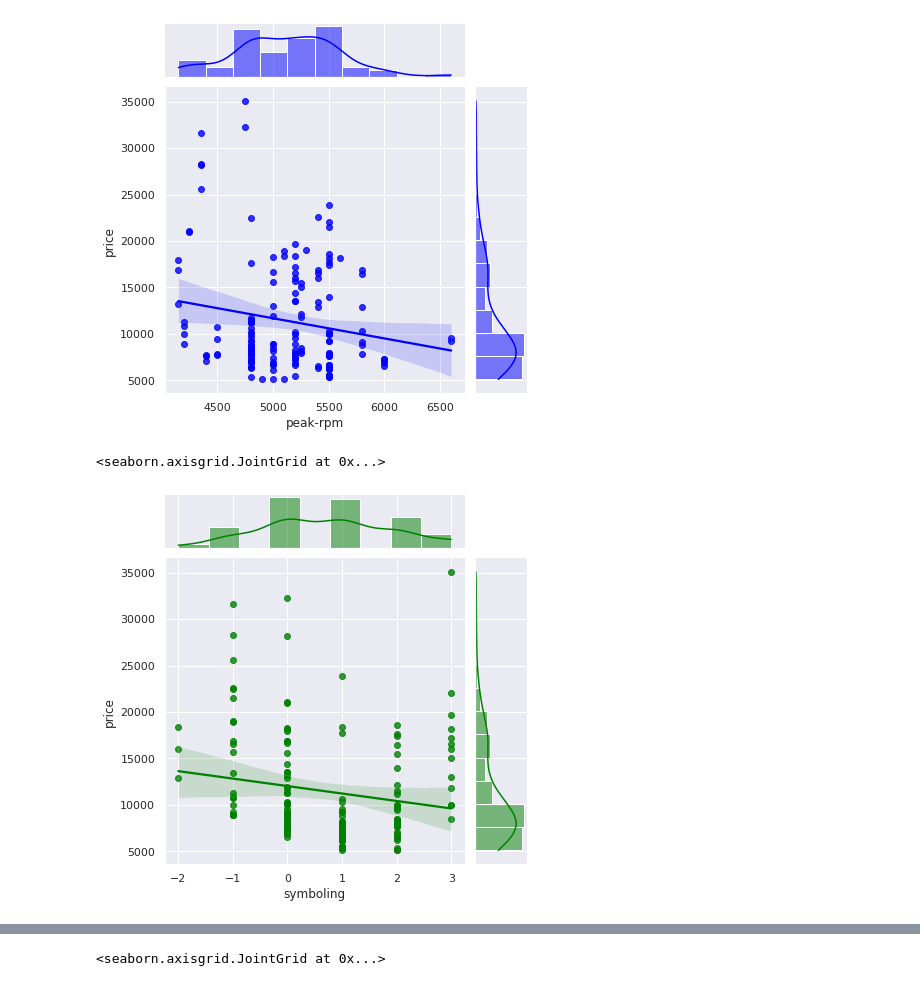
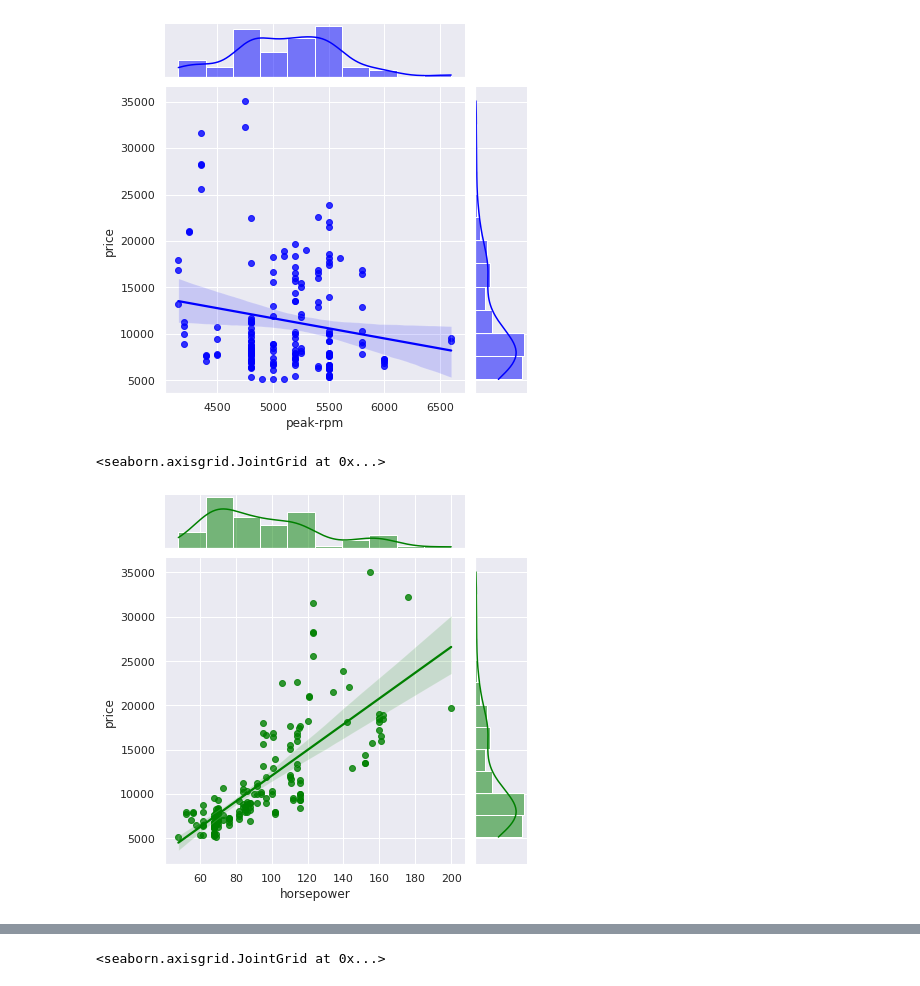
Before and after one commit to revanth6921/FMML_COURSE_ASSIGNMENT, a Jupyter notebook: Copy_of_Copy_of_Mod2_Lab1.ipynb, the cells around one changed output, grey strips where cells are left out. Drawn from its saved outputs; the diff is of its cells as text; code cells hidden in the pictures.

```diff
--- a/Copy_of_Copy_of_Mod2_Lab1.ipynb
+++ b/Copy_of_Copy_of_Mod2_Lab1.ipynb
@@ -170,7 +174,7 @@ sns.jointplot(x=pd.to_numeric(X["peak-rpm"]), y = y, kind="reg",color = 'blue')
 <seaborn.axisgrid.JointGrid at 0x...>
 [figure]
 # %%
-sns.jointplot(x=pd.to_numeric(X["symboling"]), y = y, kind="reg", color = 'green')
+sns.jointplot(x=pd.to_numeric(X["horsepower"]), y = y, kind="reg", color = 'green')
 # %% [output]
 <seaborn.axisgrid.JointGrid at 0x...>
-[figure, old version]
+[figure, new version]
```
Also changed, not shown: parts of 7 cells of this notebook.
